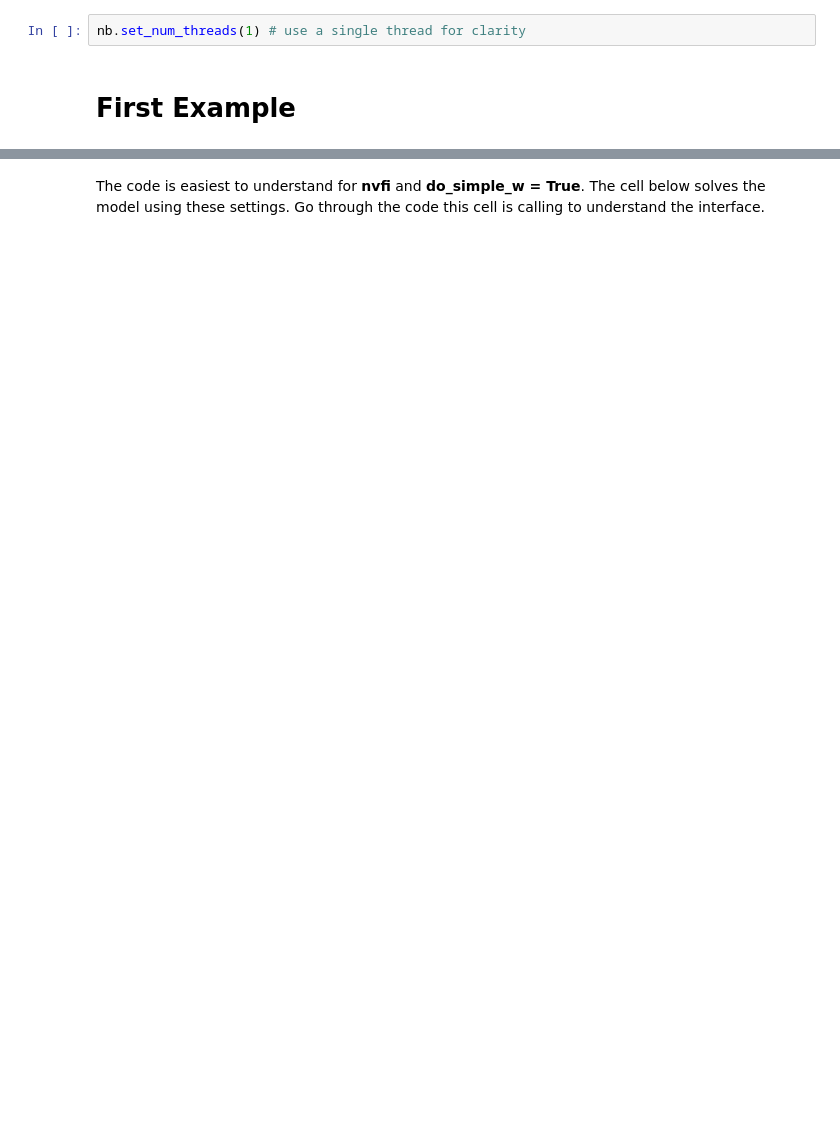
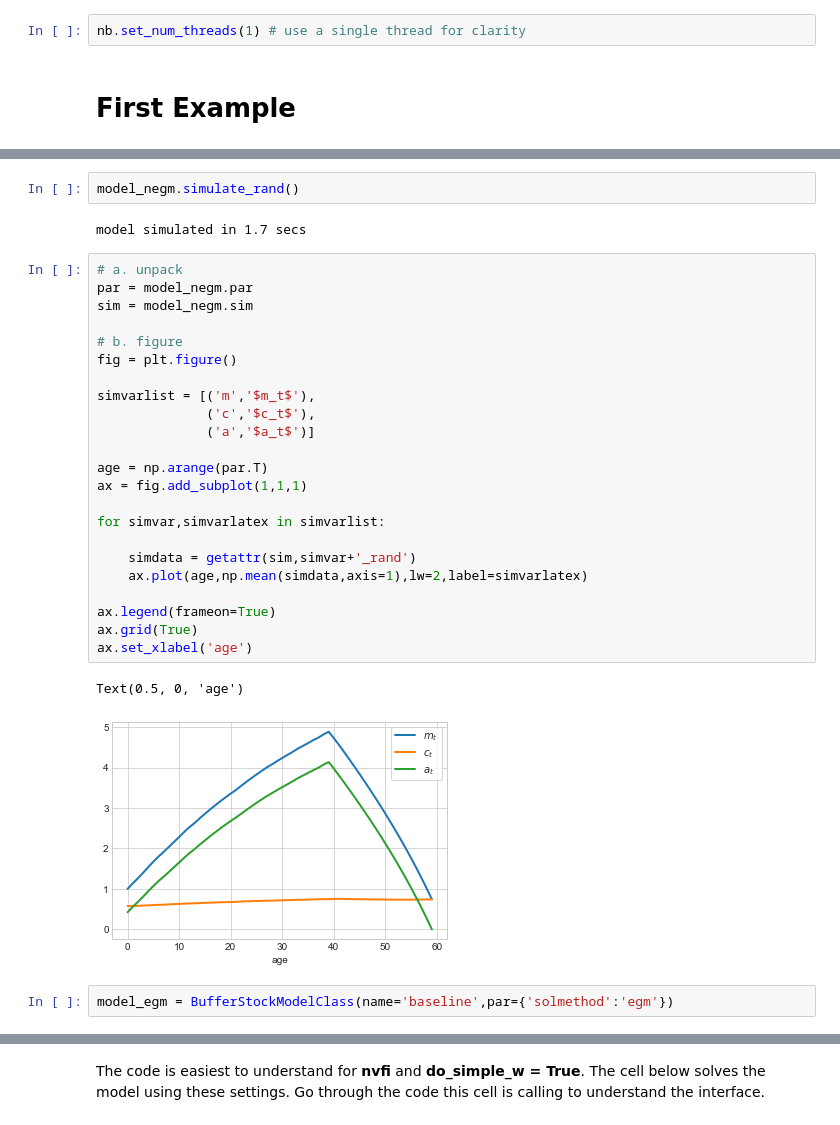
Before and after one commit to HansChristianPOLIT/LostInOptimization, a Jupyter notebook: Jeppe/01. BufferStockModel/01. BufferStockModel.ipynb, the cells around one changed output, grey strips where cells are left out. Cells and saved outputs as stored; diff of their text form; blank space fills up the shorter version.

```diff
--- a/Jeppe/01. BufferStockModel/01. BufferStockModel.ipynb
+++ b/Jeppe/01. BufferStockModel/01. BufferStockModel.ipynb
@@ -128,0 +94,32 @@ nb.set_num_threads(1) # use a single thread for clarity
+# %%
+model_negm.simulate_rand()
+# %% [output]
+model simulated in 1.7 secs
+# %%
+# a. unpack
+par = model_negm.par
+sim = model_negm.sim
+
+# b. figure
+fig = plt.figure()
+
+simvarlist = [('m','$m_t$'),
+              ('c','$c_t$'),
+              ('a','$a_t$')]
+
+age = np.arange(par.T)
+ax = fig.add_subplot(1,1,1)
+
+for simvar,simvarlatex in simvarlist:
+
+    simdata = getattr(sim,simvar+'_rand')
+    ax.plot(age,np.mean(simdata,axis=1),lw=2,label=simvarlatex)
+
+ax.legend(frameon=True)
+ax.grid(True)
+ax.set_xlabel('age')
+# %% [output]
+Text(0.5, 0, 'age')
+[figure, added]
+# %%
+model_egm = BufferStockModelClass(name='baseline',par={'solmethod':'egm'})
```
Also changed, not shown: parts of 28 cells of this notebook, 17 other files.
